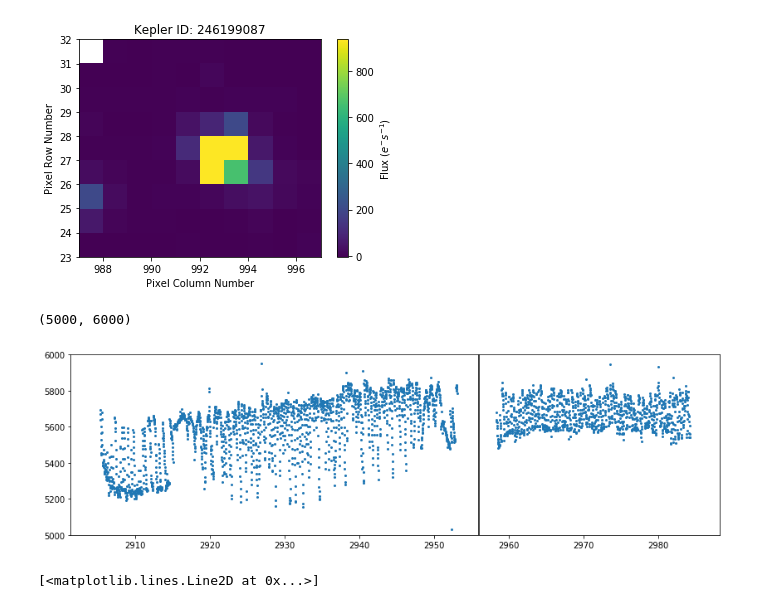
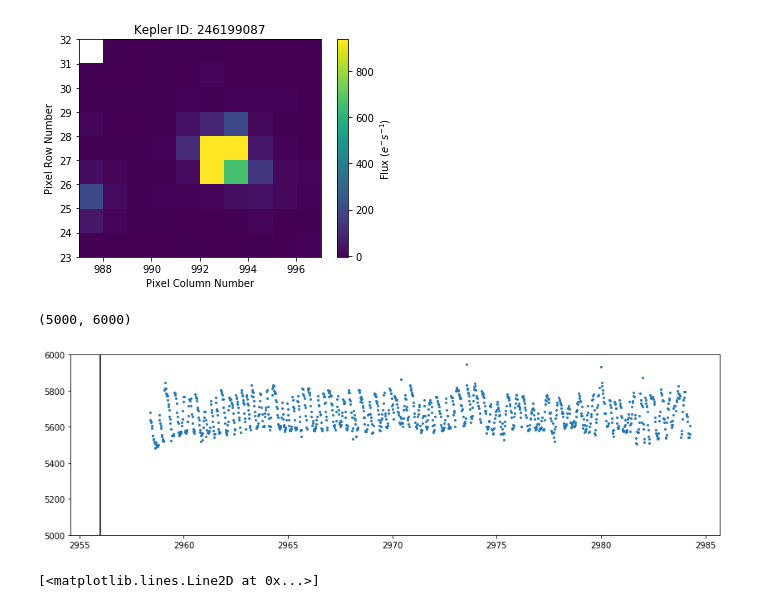
Before and after one commit to KeplerGO/pyke, a Jupyter notebook: docs/source/tutorials/ipython_notebooks/trappist1.ipynb, the cells around one changed output. Saved outputs shown, nothing was run; the diff lists cells and outputs as text; code cells hidden in the pictures.

```diff
--- a/docs/source/tutorials/ipython_notebooks/trappist1.ipynb
+++ b/docs/source/tutorials/ipython_notebooks/trappist1.ipynb
@@ -37,12 +39,12 @@ row = results[:, 2]
 bkg = results[:, 3]
 # %%
 plt.figure(figsize=[14, 4])
-plt.plot(tpf.time, flux, 'o', markersize=2)
+plt.plot(tpf.time[q], flux[q], 'o', markersize=2)
 plt.vlines(2956, ymin=5000, ymax=6000)
 plt.ylim(5000, 6000)
 # %% [output]
 (5000, 6000)
-[figure, old version]
+[figure, new version]
 # %%
 plt.figure(figsize=[14, 4])
 plt.plot(tpf.time, col, 'o', markersize=2)
```
Also changed, not shown: parts of 30 cells of this notebook.
